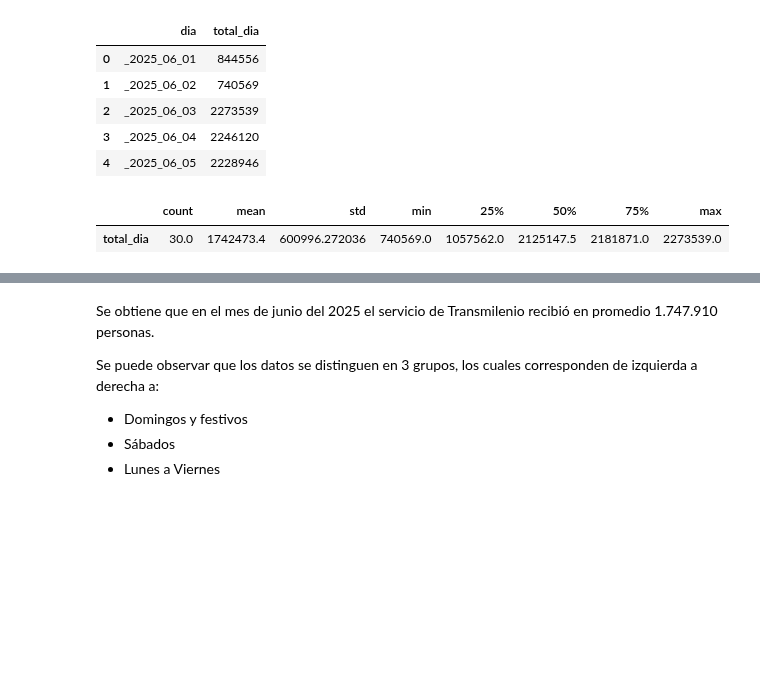
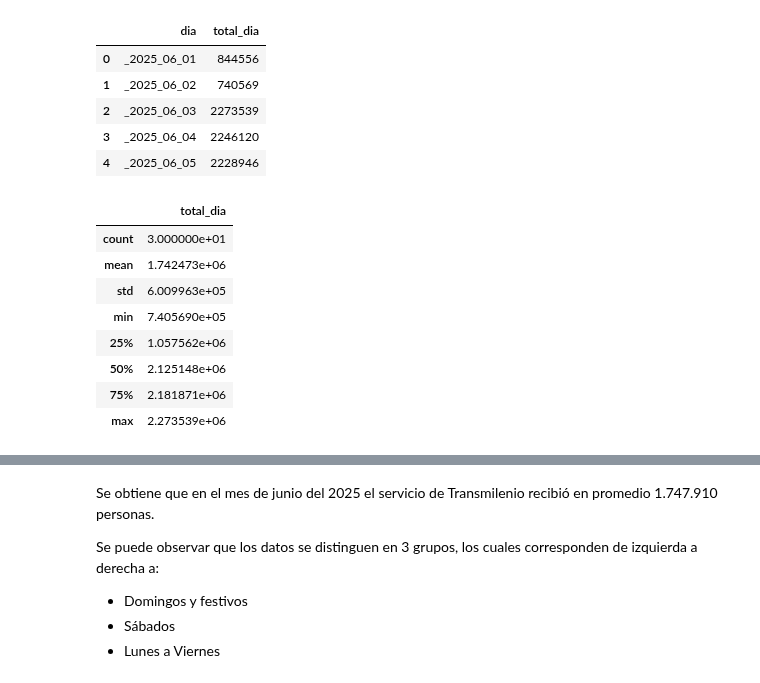
Before and after one commit to 10Nick01/Mineria, a Jupyter notebook: Tareas/Parcial1/codigo.ipynb, the cells around one changed output, grey strips where cells are left out. Cells and saved outputs as stored; diff of their text form; code cells hidden in the pictures; blank space fills up the shorter version.

```diff
--- a/Tareas/Parcial1/codigo.ipynb
+++ b/Tareas/Parcial1/codigo.ipynb
@@ -1063,10 +1064,17 @@ df_dia.head()
 | 3 | _2025_06_04 | 2246120 |
 | 4 | _2025_06_05 | 2228946 |
 # %%
-df_dia.describe().T
+df_dia.describe()
 # %% [output]
-|  | count | mean | std | min | 25% | 50% | 75% | max |
-| total_dia | 30.0 | 1742473.4 | 600996.272036 | 740569.0 | 1057562.0 | 2125147.5 | 2181871.0 | 2273539.0 |
+|  | total_dia |
+| count | 3.000000e+01 |
+| mean | 1.742473e+06 |
+| std | 6.009963e+05 |
+| min | 7.405690e+05 |
+| 25% | 1.057562e+06 |
+| 50% | 2.125148e+06 |
+| 75% | 2.181871e+06 |
+| max | 2.273539e+06 |
 # %%
 plt.figure(figsize=(10, 6))
 sns.violinplot(data=df_dia, x="total_dia")
```
Also changed, not shown: parts of 6 cells of this notebook.
